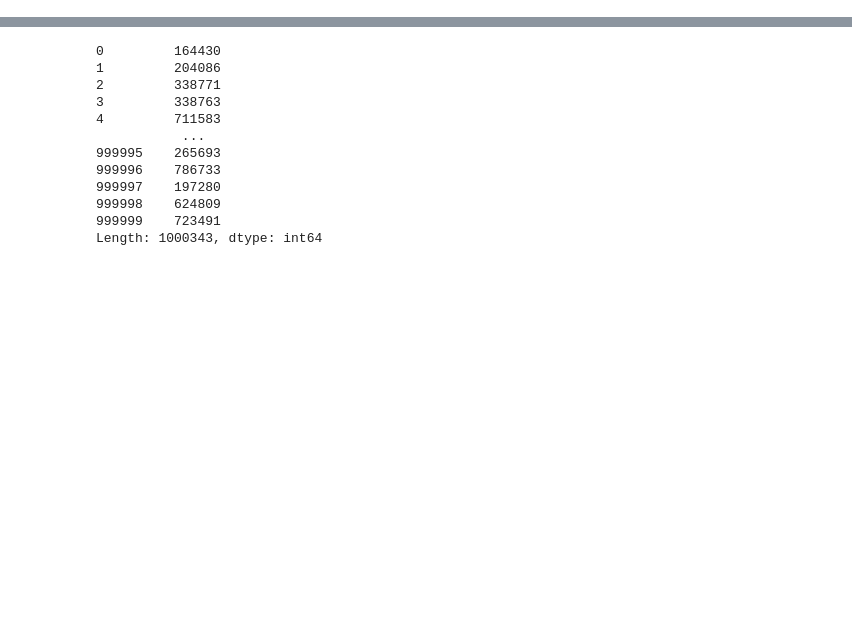
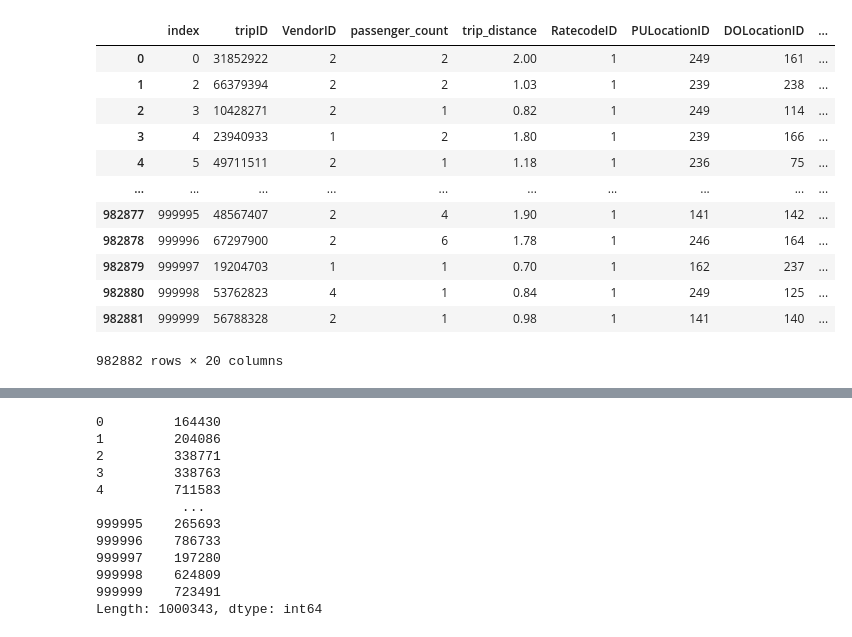
Before and after one commit to vis-au/prosample, a Jupyter notebook: server/pipeline/linearizations/input_files/taxis_tests.ipynb, the cells around one changed output, grey strips where cells are left out. Drawn from its saved outputs; the diff is of its cells as text; code cells hidden in the pictures; blank space fills up the shorter version.

```diff
--- a/server/pipeline/linearizations/input_files/taxis_tests.ipynb
+++ b/server/pipeline/linearizations/input_files/taxis_tests.ipynb
@@ -60,0 +1,78 @@ rides_df.to_csv("./taxisData.csv", sep=";", index=False)
+# %%
+import pandas as pd
+import numpy as np
+from shapely.wkt import loads
+from shapely.geometry import MultiPolygon
+
+# source 2018 yellow cab taxi rides (112M lines; may sample down to 1M for convenience):
+# https://data.cityofnewyork.us/Transportation/2018-Yellow-Taxi-Trip-Data/t29m-gskq
+# source taxi zones:
+# https://data.cityofnewyork.us/Transportation/NYC-Taxi-Zones/d3c5-ddgc
+rides_df = pd.read_csv("./taxis.csv", delimiter=";", parse_dates=["tpep_pickup_datetime", "tpep_dropoff_datetime"])
+zones_df = pd.read_csv("./taxi_zones.csv")
+
+
+zones_df = zones_df[["LocationID", "the_geom"]].set_index("LocationID")
+rides_df = rides_df.join(zones_df, on="PULocationID")
+rides_df = rides_df.join(zones_df, on="DOLocationID", rsuffix="DO")
+
+# remove all non-numeric columns
+rides_df.drop(
+  columns=["tpep_pickup_datetime", "tpep_dropoff_datetime", "store_and_fwd_flag"],
+  inplace=True
+)
+
+# only keep rows with a dropoff and a pickup point (i.e., no NaN entries)
+rides_df = rides_df[rides_df["the_geom"].notnull() & rides_df["the_geomDO"].notnull()].reset_index()
+
+# produce a randomly weighted average representative point for a given multipolygon
+# NOTE: actually not guaranteed to be inside polygon, as it assumes convexity for simplicity
+def generate_representative(poly: MultiPolygon):
+  coords = np.array(list(poly.geoms[0].exterior.coords))
+  weights = np.random.rand(len(coords))  # generate random weights for each point
+  weights = weights / weights.sum()  # normalize weights to sum up to 1
+  return (coords.T * weights).sum(axis=1)
+
+
+# generate a representative geo point for each taxi ride's pick-up and drop-off location, so that
+# we can linearize by geospace
+PUrepresentatives = rides_df.apply(
+  lambda row: generate_representative(loads(row["the_geom"])),
+  axis=1
+)
+
+# np.stack turns array of objects into array of arrays
+PUrepresentatives = np.stack(PUrepresentatives)
+
+DOrepresentatives = rides_df.apply(
+  lambda row: generate_representative(loads(row["the_geomDO"])),
+  axis=1
+)
+DOrepresentatives = np.stack(DOrepresentatives)
+
+# store lat and lng as separate attributes
+rides_df["PUrepresentativeX"] = PUrepresentatives[:, 0]
+rides_df["PUrepresentativeY"] = PUrepresentatives[:, 1]
+rides_df["DOrepresentativeX"] = DOrepresentatives[:, 0]
+rides_df["DOrepresentativeY"] = DOrepresentatives[:, 1]
+
+# drop unneeded geometry cols
+rides_df.drop(columns=["the_geom", "the_geomDO"], inplace=True)
+
+# write the update data back to the file
+rides_df.to_csv("./taxisData.csv", sep=";", index=False, header=False)
+rides_df  # takes about 15:30 minutes for 1M
+# %% [output]
+|  | index | tripID | VendorID | passenger_count | trip_distance | RatecodeID | PULocationID | DOLocationID | ... |
+| 0 | 0 | 31852922 | 2 | 2 | 2.00 | 1 | 249 | 161 | ... |
+| 1 | 2 | 66379394 | 2 | 2 | 1.03 | 1 | 239 | 238 | ... |
+| 2 | 3 | 10428271 | 2 | 1 | 0.82 | 1 | 249 | 114 | ... |
+| 3 | 4 | 23940933 | 1 | 2 | 1.80 | 1 | 239 | 166 | ... |
+| 4 | 5 | 49711511 | 2 | 1 | 1.18 | 1 | 236 | 75 | ... |
+| ... | ... | ... | ... | ... | ... | ... | ... | ... | ... |
+| 982877 | 999995 | 48567407 | 2 | 4 | 1.90 | 1 | 141 | 142 | ... |
+| 982878 | 999996 | 67297900 | 2 | 6 | 1.78 | 1 | 246 | 164 | ... |
+| 982879 | 999997 | 19204703 | 1 | 1 | 0.70 | 1 | 162 | 237 | ... |
+| 982880 | 999998 | 53762823 | 4 | 1 | 0.84 | 1 | 249 | 125 | ... |
+| 982881 | 999999 | 56788328 | 2 | 1 | 0.98 | 1 | 141 | 140 | ... |
+982882 rows × 20 columns
```
Also changed, not shown: parts of 2 cells of this notebook, 5 other files.
